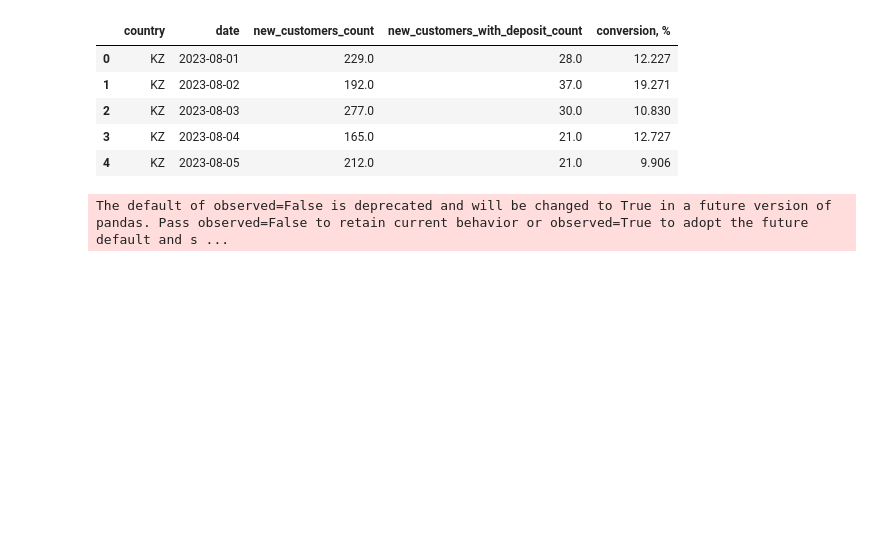
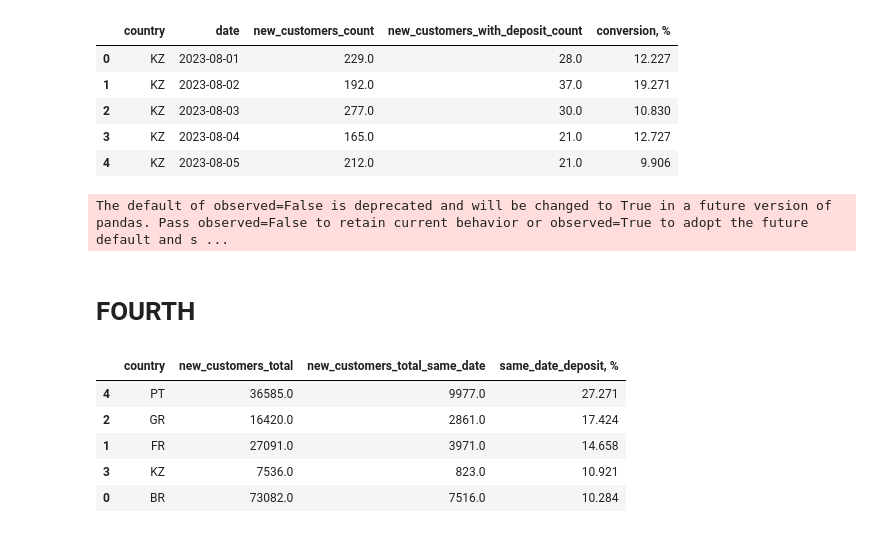
Before and after one commit to JeanSkyPoor/test_neotech, a Jupyter notebook: graph.ipynb, the cells around one changed output. Cells and saved outputs as stored; diff of their text form; code cells hidden in the pictures; blank space fills up the shorter version.

```diff
--- a/graph.ipynb
+++ b/graph.ipynb
@@ -144,3 +144,31 @@ def draw_graph_conversion_from_regist_to_deposit(
 draw_graph_conversion_from_regist_to_deposit(df)
 # %% [output]
 The default of observed=False is deprecated and will be changed to True in a future version of pandas. Pass observed=False to retain current behavior or observed=True to adopt the future default and s ...
+# %% [markdown]
+# FOURTH
+# %%
+df_fourth_columns = {
+    "country": "category",
+    "new_customers_total": float,
+    "new_customers_total_same_date": float,
+    "same_date_deposit, %": float
+}
+df = pd.read_csv(
+    "same_date_deposit.csv",
+    usecols = df_fourth_columns.keys(),
+    dtype = df_fourth_columns,
+    sep = ";"
+).sort_values(
+    by = [
+        "same_date_deposit, %"
+    ],
+    ascending = False
+)
+df.head()
+# %% [output]
+|  | country | new_customers_total | new_customers_total_same_date | same_date_deposit, % |
+| 4 | PT | 36585.0 | 9977.0 | 27.271 |
+| 2 | GR | 16420.0 | 2861.0 | 17.424 |
+| 1 | FR | 27091.0 | 3971.0 | 14.658 |
+| 3 | KZ | 7536.0 | 823.0 | 10.921 |
+| 0 | BR | 73082.0 | 7516.0 | 10.284 |
```
Also changed, not shown: parts of 1 cell of this notebook, 5 other files.
